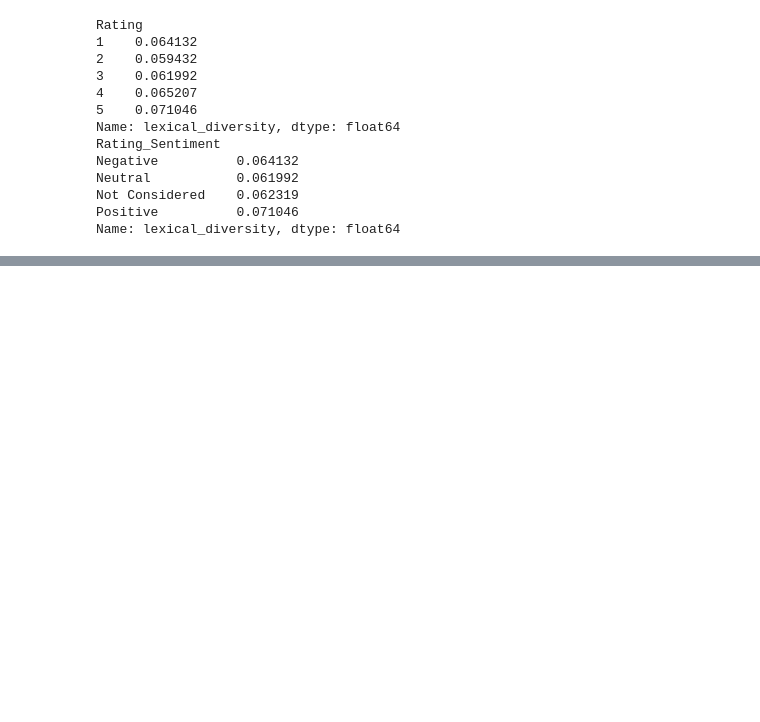
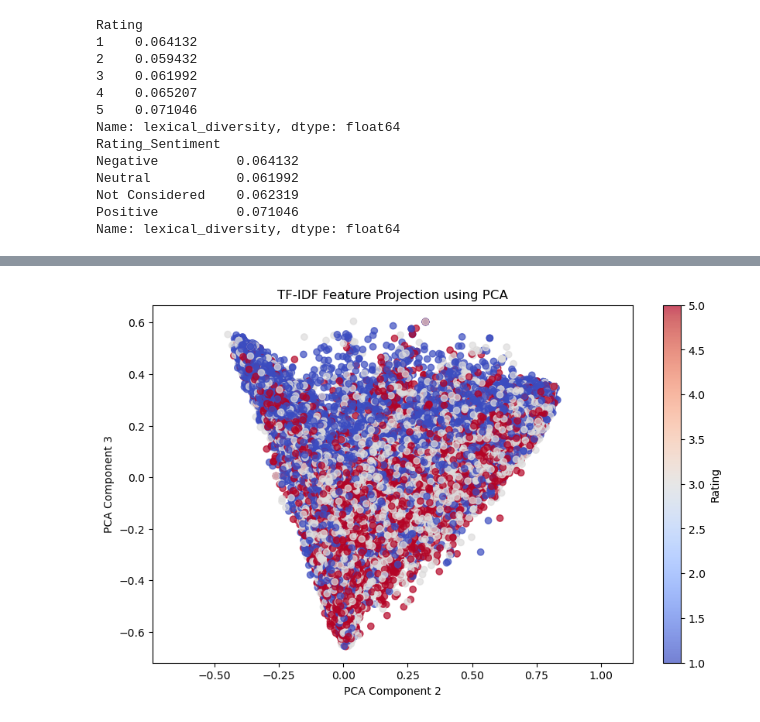
Before and after one commit to nishamizh/ReviewAnalysis-Capstone2, a Jupyter notebook: EDA-NLP.ipynb, the cells around one changed output, grey strips where cells are left out. Saved outputs shown, nothing was run; the diff lists cells and outputs as text; code cells hidden in the pictures; blank space fills up the shorter version.

```diff
--- a/EDA-NLP.ipynb
+++ b/EDA-NLP.ipynb
@@ -454,0 +524,12 @@ plt.show()
+# %%
+# Scatter plot by Rating
+plt.figure(figsize=(10,6))
+plt.scatter(filtered_data['PCA2'], filtered_data['PCA3'], c=filtered_data['Rating'], cmap='coolwarm', alpha=0.7)
+plt.axis('equal')
+plt.colorbar(label="Rating")
+plt.xlabel("PCA Component 2")
+plt.ylabel("PCA Component 3")
+plt.title("TF-IDF Feature Projection using PCA")
+plt.show()
+# %% [output]
+[figure, added]
```
Also changed, not shown: parts of 20 cells of this notebook.
